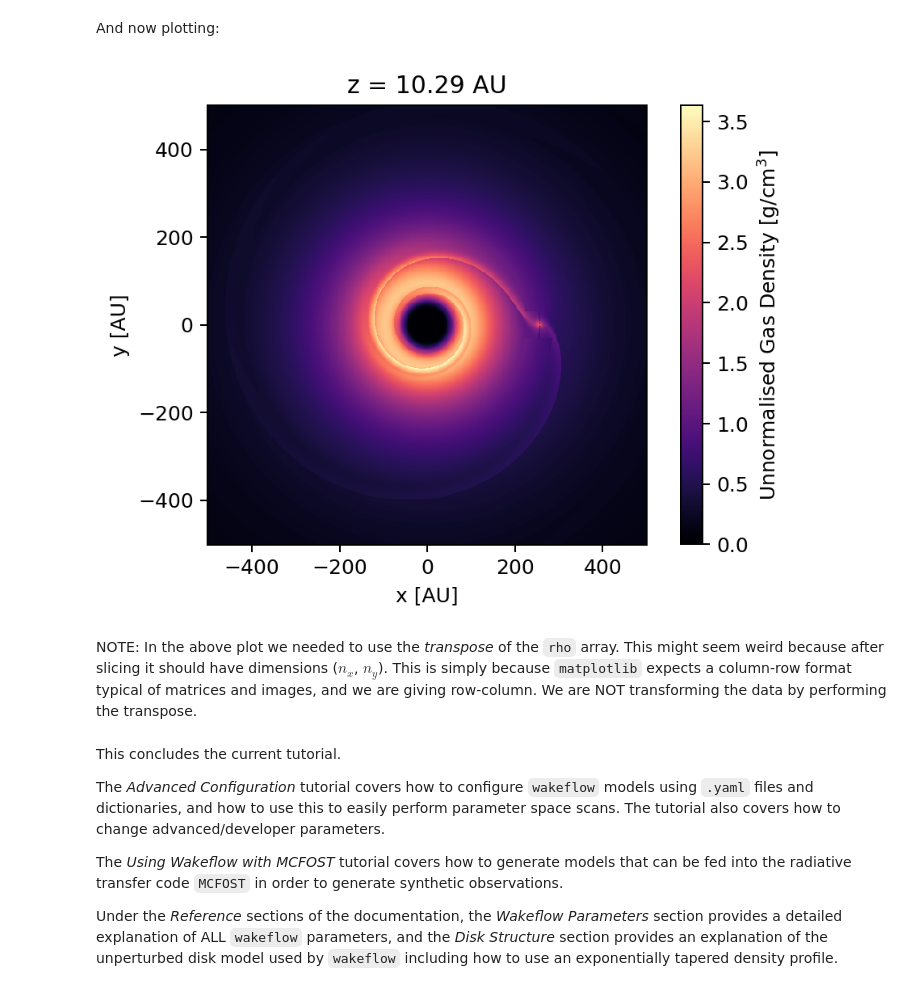
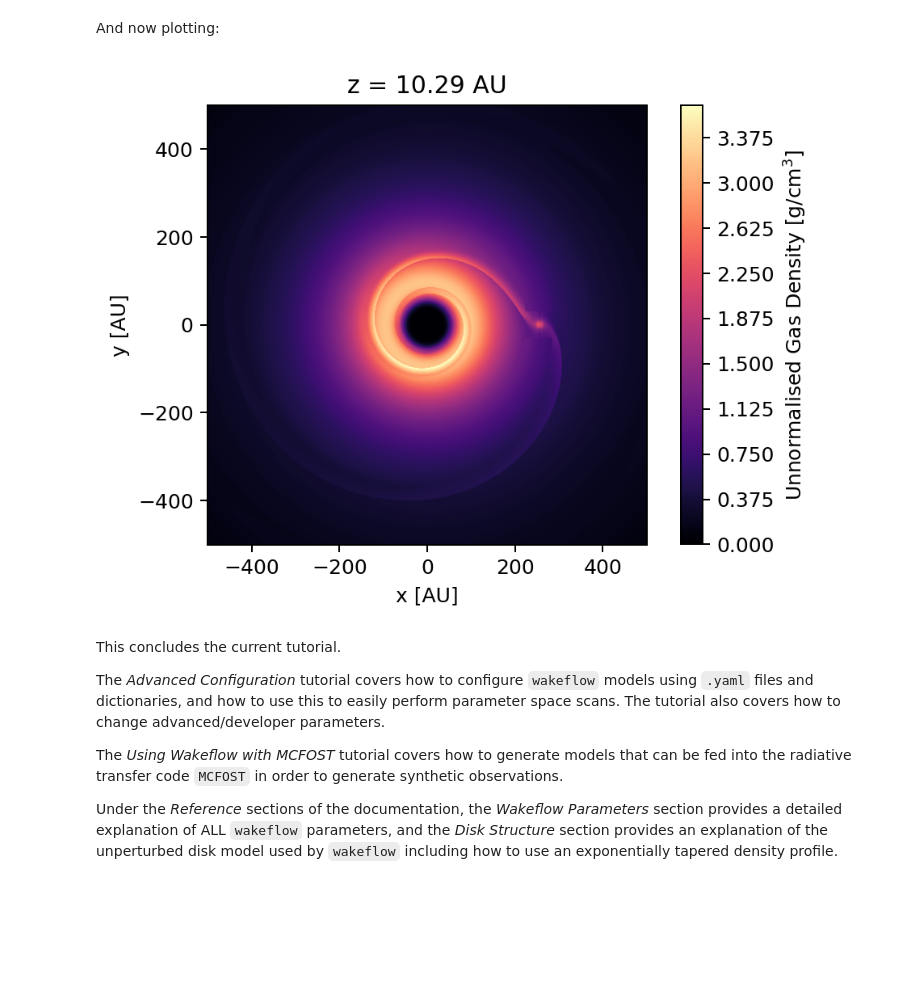
Before and after one commit to TomHilder/wakeflow, a Jupyter notebook: docs/tutorials/quickstart.ipynb, the cells around one changed output. Saved outputs shown, nothing was run; the diff lists cells and outputs as text; code cells hidden in the pictures; blank space fills up the shorter version.

Commit message:
changed plots to contourf, added overwrite=True and updated text

```diff
--- a/docs/tutorials/quickstart.ipynb
+++ b/docs/tutorials/quickstart.ipynb
@@ -211,17 +212,15 @@ print(ind_10au)
 And now plotting:
 # %%
 fig, ax = plt.subplots(dpi=180)
-c = ax.pcolormesh(x, y, rho[:,ind_10au,:].transpose(), cmap="magma")
+c = ax.contourf(X[:,ind_10au,:], Y[:,ind_10au,:], rho[:,ind_10au,:], levels=256, cmap="magma")
 ax.axis("scaled")
 ax.set_xlabel("x [AU]")
 ax.set_ylabel("y [AU]")
 ax.set_title(f"z = {round(z[ind_10au], 2)} AU")
-plt.colorbar(c, label="Unnormalised Gas Density [$\mathrm{g/cm^3}$]")
+plt.colorbar(c, label=r"Unnormalised Gas Density [$\mathrm{g/cm^3}$]")
 plt.show()
 # %% [output]
-[figure, old version]
+[figure, new version]
-# %% [markdown]
-NOTE: In the above plot we needed to use the _transpose_ of the `rho` array. This might seem weird because after slicing it should have dimensions ($n_x$, $n_y$). This is simply because `matplotlib` expects a column-row format typical of matrices and images, and we are giving row-column. We are NOT transforming the data by performing the transpose.
 # %% [markdown]
 This concludes the current tutorial.
 
```
Also changed, not shown: parts of 3 cells of this notebook.
